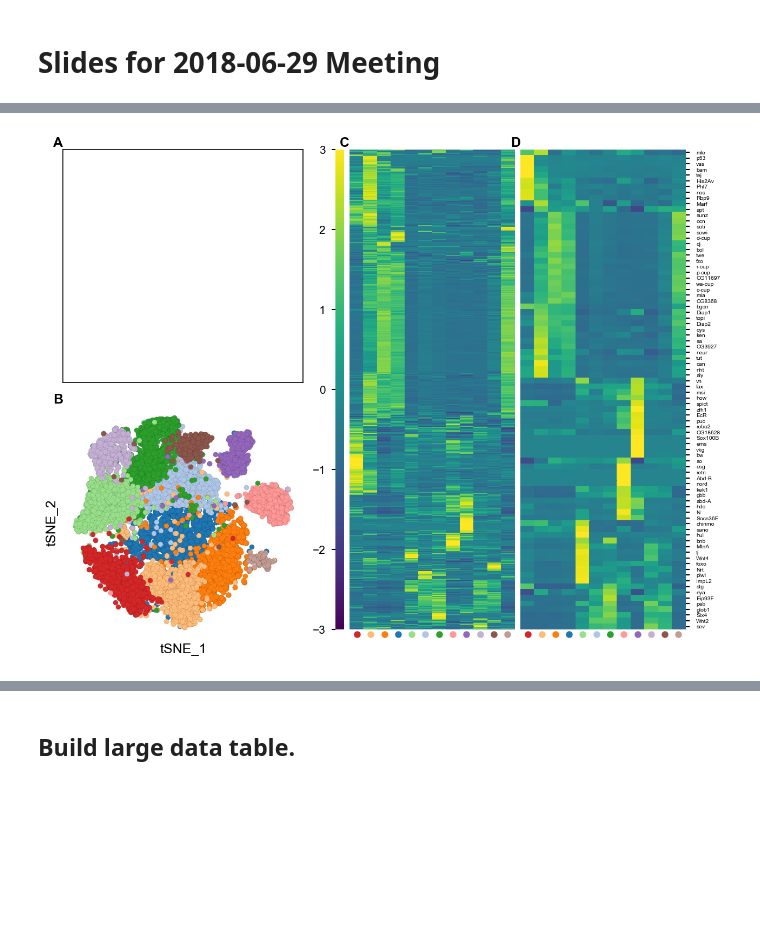
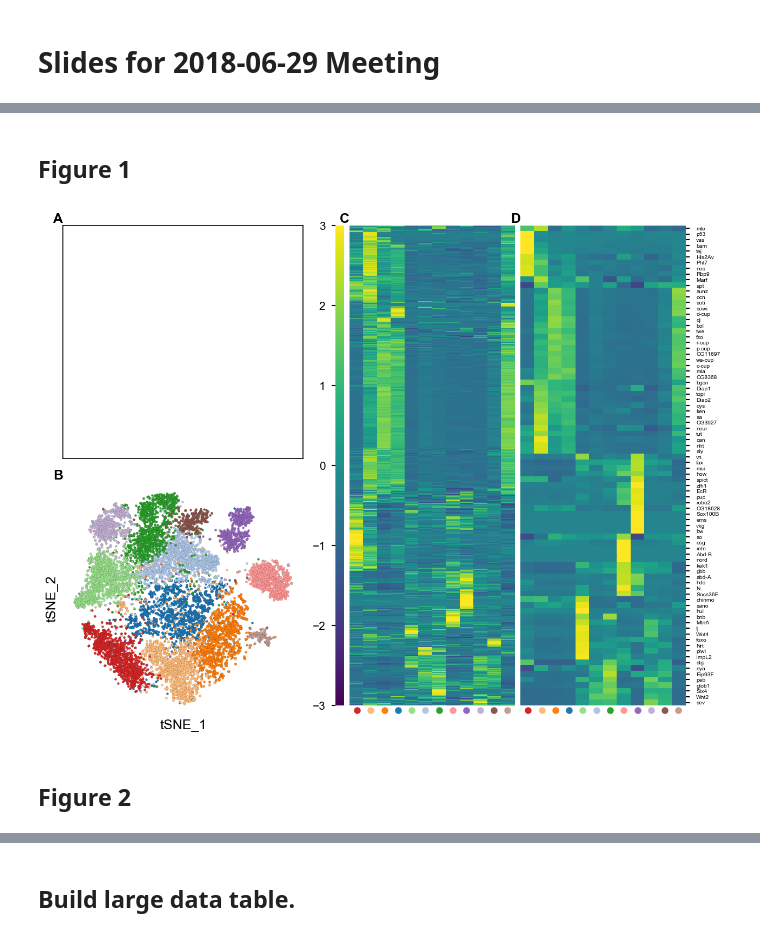
Before and after one commit to jfear/larval_gonad, a Jupyter notebook: notebook/2018-06-29_figs_for_meeting.ipynb, the cells around one changed output, grey strips where cells are left out. Cells and saved outputs as stored; diff of their text form; code cells hidden in the pictures; blank space fills up the shorter version.

```diff
--- a/notebook/2018-06-29_figs_for_meeting.ipynb
+++ b/notebook/2018-06-29_figs_for_meeting.ipynb
@@ -40,3 +54,5 @@ def add_labels(ax):
+# %% [markdown]
+## Figure 1
 # %%
 fig = plt.figure(figsize=(8, 8))
 
@@ -80,37 +96,44 @@ axDia.xaxis.set_visible(False)
 axDia.yaxis.set_visible(False)
 
 # TSNE
-fe_tsne(seurat_dir=nbconfig.seurat_dir, ax=axTsne)
+fe_tsne(seurat_dir=nbconfig.seurat_dir, ax=axTsne, s=4)
 axTsne.legend_.remove()
 sns.despine(ax=axTsne, left=True, bottom=True)
 
 # Heatmap All Genes
-tpm = pd.read_parquet('../scrnaseq-wf/data/tpm.parquet')
-_zscore = zscore(tpm[nbconfig.CLUSTER_ORDER])
+_tpm = pd.read_parquet('../scrnaseq-wf/data/tpm.parquet')
+_zscore = zscore(_tpm[nbconfig.CLUSTER_ORDER])
 
 link = linkage(_zscore.values, 'average')
 tree = dendrogram(link, no_plot=True)
 leaves = tree['leaves']
 
 sns.heatmap(_zscore.iloc[leaves], cmap='viridis', yticklabels=False, xticklabels=False, cbar_ax=axCBar, vmin=-3, vmax=3, ax=axAll)
 axCBar.yaxis.tick_left()
+
+# Output zscores for Erika
+for_erika = _zscore.iloc[leaves].join(pd.Series(nbconfig.fbgn2symbol, name='gene_symbol'))
+for_erika.index.name = 'FBgn'
+for_erika.set_index('gene_symbol', append=True).to_csv('../output/2018-06-29_zscores_for_erika.tsv', sep='\t')
 
 # Heatmap Literature Genes
 lit_genes = [nbconfig.symbol2fbgn[x] for x in read_config('../science_submission/config.yaml')['lit_genes']]
 _zlit = _zscore[_zscore.index.isin(lit_genes)]
 _zlit.index = _zlit.index.map(nbconfig.fbgn2symbol)
 
 link = linkage(_zlit.values, 'average')
 tree = dendrogram(link, no_plot=True)
 leaves = tree['leaves']
 
 axLit.yaxis.set_label_position('right')
 sns.heatmap(_zlit.iloc[leaves], cmap='viridis', yticklabels=True, xticklabels=False, cbar=False, vmin=-3, vmax=3, ax=axLit)
 axLit.yaxis.tick_right()
 plt.setp(axLit.get_yticklabels(), rotation=0, fontsize=5);
 
 fig.savefig('../output/2018-06-29_figs_for_meeting_fig1.png', dpi=300, bbox_inches='tight')
 # %% [output]
-[figure, old version]
+[figure, new version]
+# %% [markdown]
+## Figure 2
 # %%
 fig = plt.figure(figsize=(8, 8))
```
Also changed, not shown: parts of 30 cells of this notebook, 2 other files.
